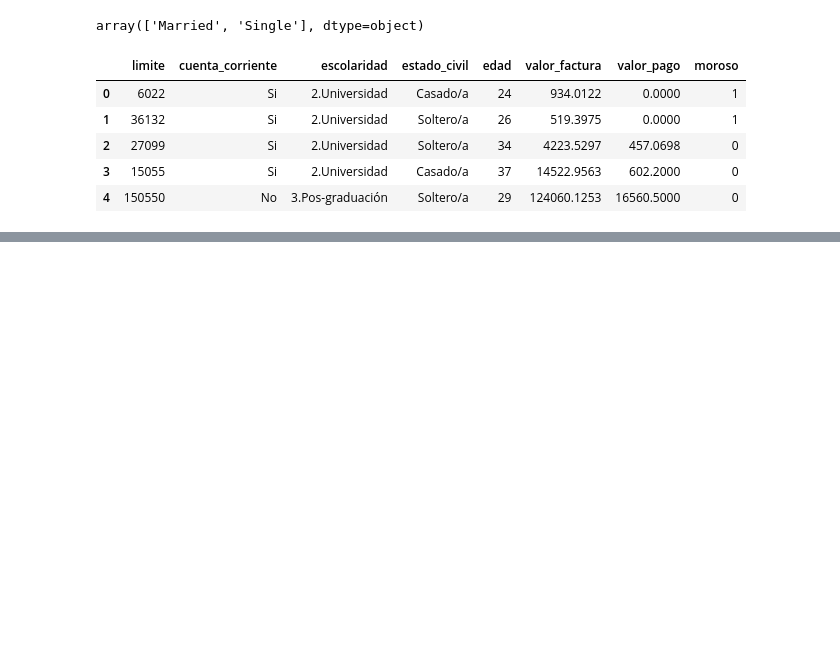
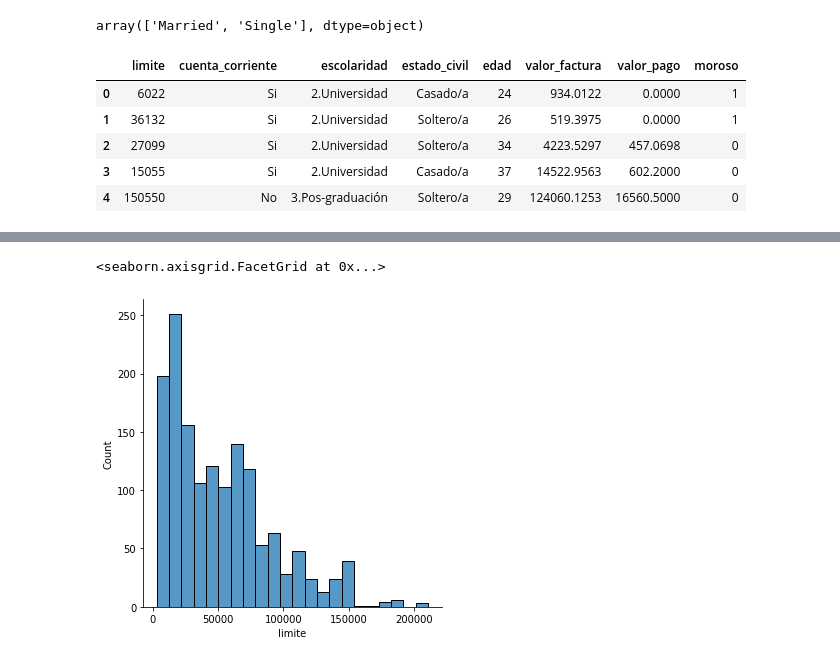
Before and after one commit to exequiel-farias/visualizacion-de-datos, a Jupyter notebook: Analisis_de_datos.ipynb, the cells around one changed output, grey strips where cells are left out. Cells and saved outputs as stored; diff of their text form; code cells hidden in the pictures; blank space fills up the shorter version.

```diff
--- a/Analisis_de_datos.ipynb
+++ b/Analisis_de_datos.ipynb
@@ -164,0 +204,6 @@ tarjetas.head()
+# %%
+#nueva funcion que no tira el warning
+sns.displot(data=tarjetas,x='limite')
+# %% [output]
+<seaborn.axisgrid.FacetGrid at 0x...>
+[figure, added]
```
Also changed, not shown: parts of 18 cells of this notebook.
